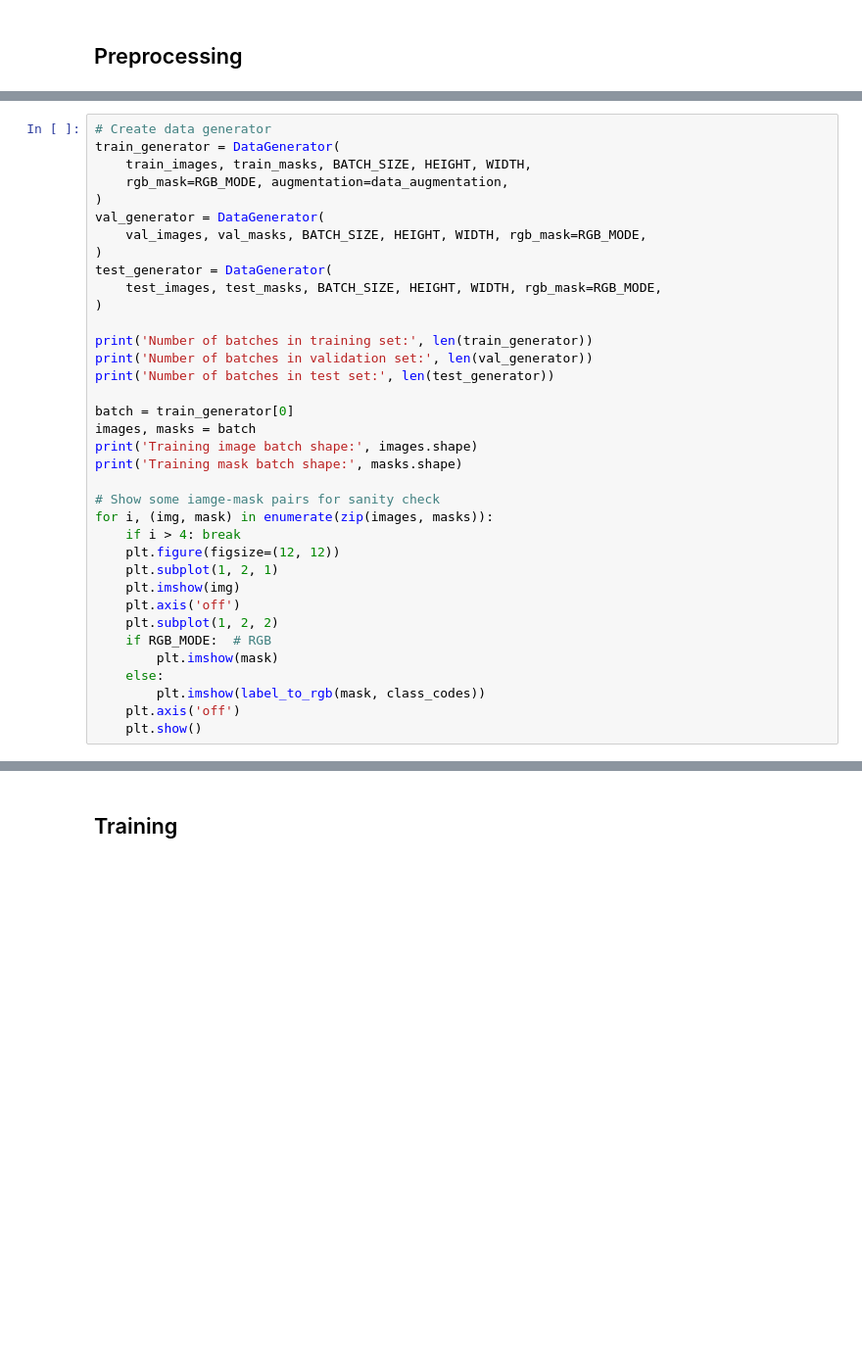
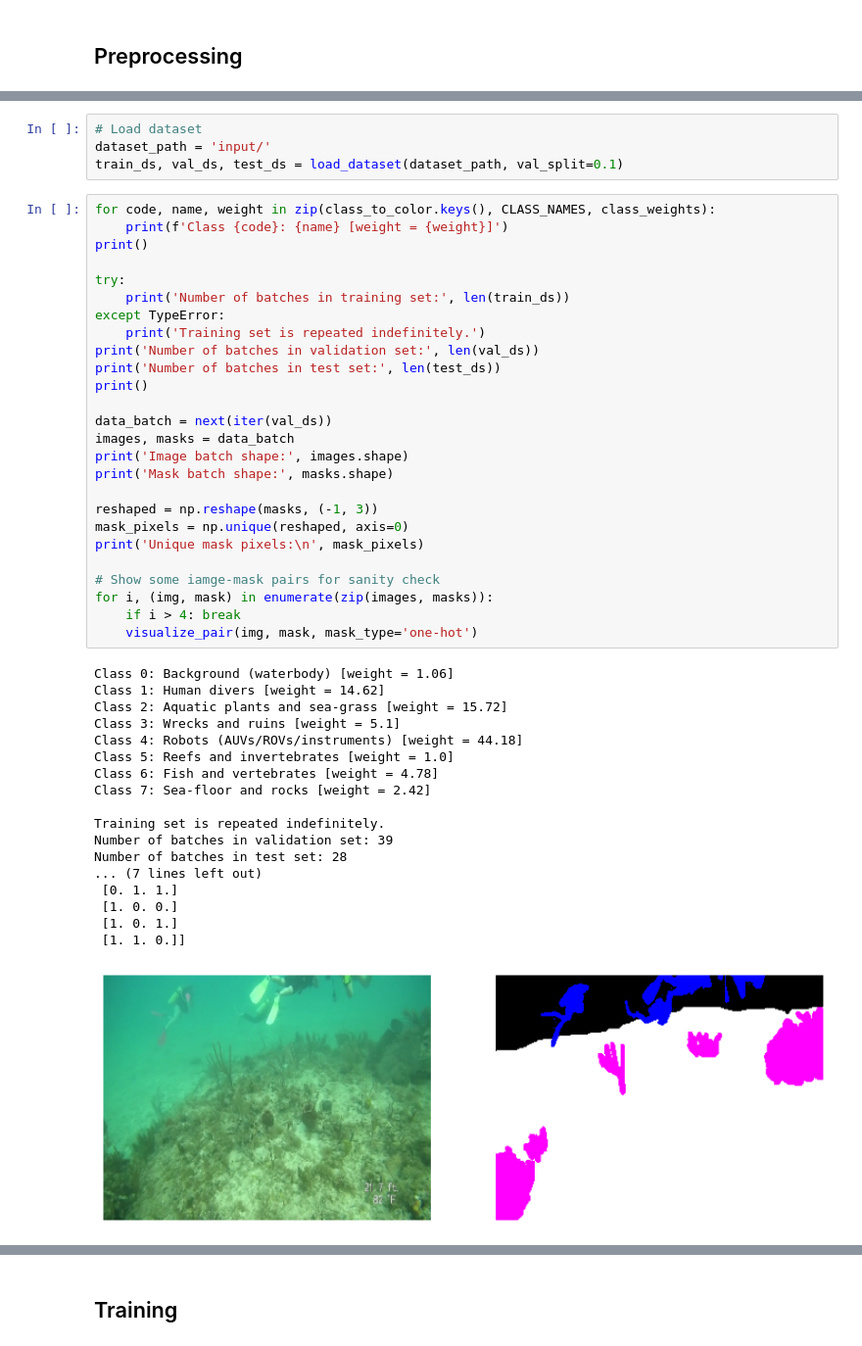
Before and after one commit to AkosKappel/ComputerVision, a Jupyter notebook: assignment-4/main.ipynb, the cells around one changed output, grey strips where cells are left out. Shown at 98% size. Cells and saved outputs as stored; diff of their text form; blank space fills up the shorter version.

Commit message:
remake data generator

```diff
--- a/assignment-4/main.ipynb
+++ b/assignment-4/main.ipynb
@@ -58,36 +268,49 @@ for i in range(4):
+# %%
+# Load dataset
+dataset_path = 'input/'
+train_ds, val_ds, test_ds = load_dataset(dataset_path, val_split=0.1)
 # %%
-# Create data generator
-train_generator = DataGenerator(
-    train_images, train_masks, BATCH_SIZE, HEIGHT, WIDTH,
-    rgb_mask=RGB_MODE, augmentation=data_augmentation,
-)
-val_generator = DataGenerator(
-    val_images, val_masks, BATCH_SIZE, HEIGHT, WIDTH, rgb_mask=RGB_MODE,
-)
-test_generator = DataGenerator(
-    test_images, test_masks, BATCH_SIZE, HEIGHT, WIDTH, rgb_mask=RGB_MODE,
-)
+for code, name, weight in zip(class_to_color.keys(), CLASS_NAMES, class_weights):
+    print(f'Class {code}: {name} [weight = {weight}]')
+print()
 
-print('Number of batches in training set:', len(train_generator))
-print('Number of batches in validation set:', len(val_generator))
-print('Number of batches in test set:', len(test_generator))
+try:
+    print('Number of batches in training set:', len(train_ds))
+except TypeError:
+    print('Training set is repeated indefinitely.')
+print('Number of batches in validation set:', len(val_ds))
+print('Number of batches in test set:', len(test_ds))
+print()
 
-batch = train_generator[0]
-images, masks = batch
-print('Training image batch shape:', images.shape)
-print('Training mask batch shape:', masks.shape)
+data_batch = next(iter(val_ds))
+images, masks = data_batch
+print('Image batch shape:', images.shape)
+print('Mask batch shape:', masks.shape)
+
+reshaped = np.reshape(masks, (-1, 3))
+mask_pixels = np.unique(reshaped, axis=0)
+print('Unique mask pixels:\n', mask_pixels)
 
 # Show some iamge-mask pairs for sanity check
 for i, (img, mask) in enumerate(zip(images, masks)):
     if i > 4: break
-    plt.figure(figsize=(12, 12))
-    plt.subplot(1, 2, 1)
-    plt.imshow(img)
-    plt.axis('off')
-    plt.subplot(1, 2, 2)
-    if RGB_MODE:  # RGB
-        plt.imshow(mask)
-    else:
-        plt.imshow(label_to_rgb(mask, class_codes))
-    plt.axis('off')
-    plt.show()
+    visualize_pair(img, mask, mask_type='one-hot')
+# %% [output]
+Class 0: Background (waterbody) [weight = 1.06]
+Class 1: Human divers [weight = 14.62]
+Class 2: Aquatic plants and sea-grass [weight = 15.72]
+Class 3: Wrecks and ruins [weight = 5.1]
+Class 4: Robots (AUVs/ROVs/instruments) [weight = 44.18]
+Class 5: Reefs and invertebrates [weight = 1.0]
+Class 6: Fish and vertebrates [weight = 4.78]
+Class 7: Sea-floor and rocks [weight = 2.42]
+
+Training set is repeated indefinitely.
+Number of batches in validation set: 39
+Number of batches in test set: 28
+... (7 lines left out)
+ [0. 1. 1.]
+ [1. 0. 0.]
+ [1. 0. 1.]
+ [1. 1. 0.]]
+[figure, added]
```
Also changed, not shown: parts of 16 cells of this notebook, 2 other files.
